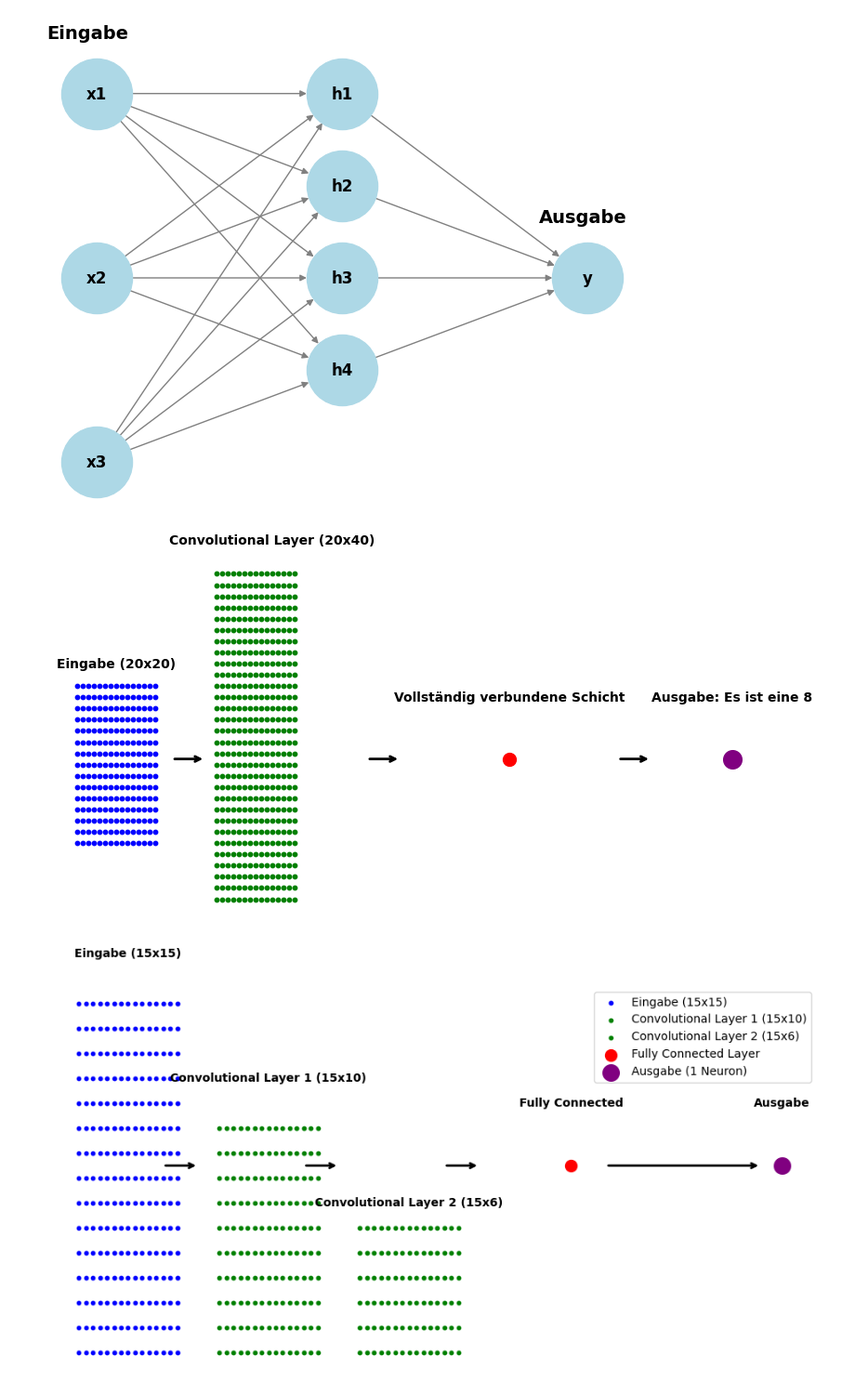
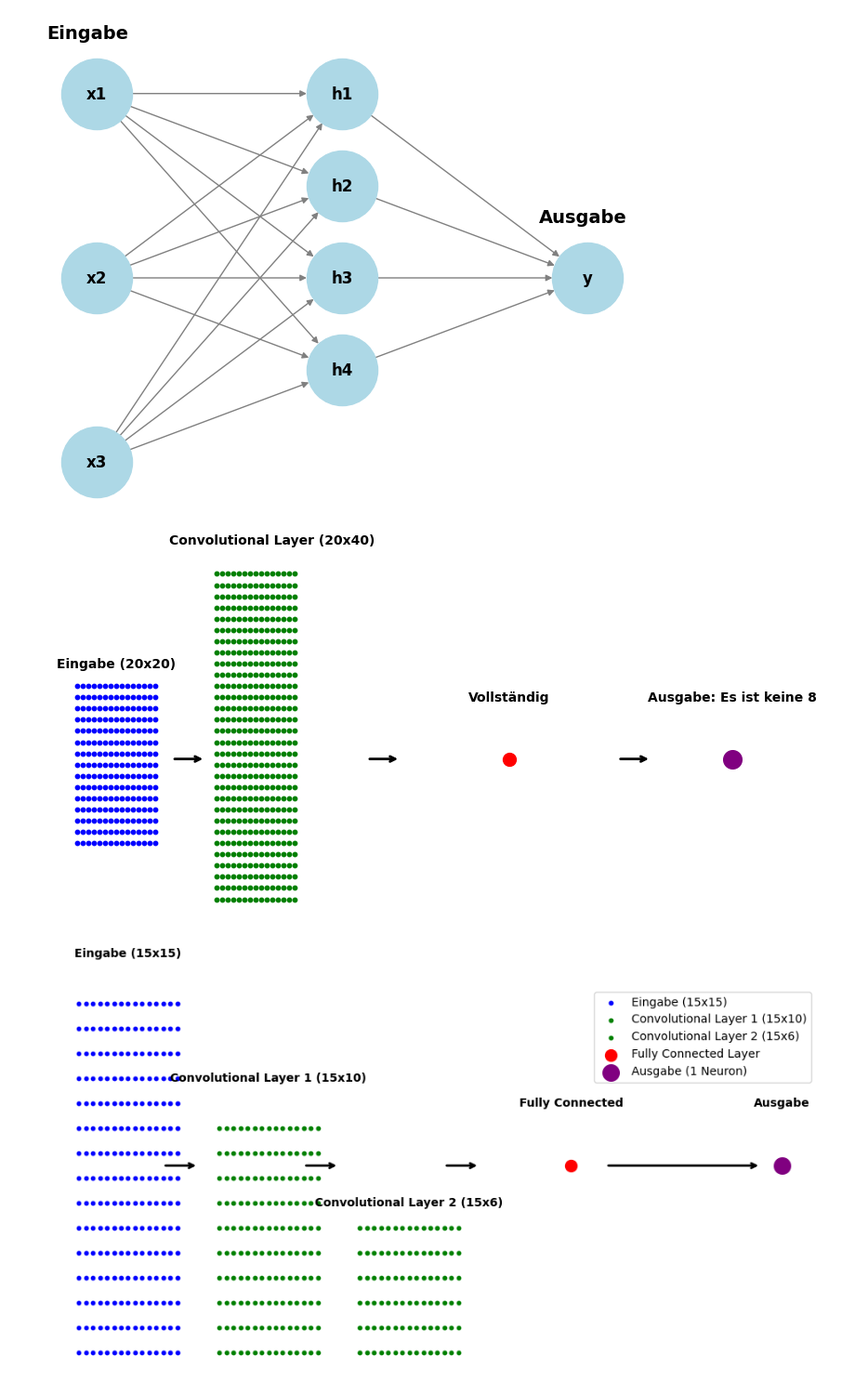
Before and after one commit to Peharge/Mathe-GFS, a Jupyter notebook: grfs.ipynb, the cells around one changed output. Shown: that part at 93% size. Saved outputs shown, nothing was run; the diff lists cells and outputs as text; code cells hidden in the pictures.

```diff
--- a/grfs.ipynb
+++ b/grfs.ipynb
@@ -190,36 +190,36 @@ def plot_cnn_flow_left_to_right():
     x2, y2 = np.meshgrid(np.arange(0, 15), np.arange(0, 30))
     ax.scatter(x2 + 25, y2 - 5, c='green', s=10)  # Convolutional Layer (16x16)
 
     # Erstelle die Fully Connected Layer (als Punkt für den einfacheren Flow)
     ax.scatter(77.5, 7.5, c='red', s=100, marker='o')  # Fully Connected Layer
 
     # Erstelle die Ausgabeschicht (1 Neuron mit Wert '8')
     ax.scatter(117.5, 7.5, c='purple', s=200, marker='o')  # Ausgabe (1 Neuron)
 
     # Pfeile zwischen den Schichten
     ax.annotate('', xy=(23, 7.5), xytext=(17, 7.5),
                 arrowprops=dict(facecolor='black', arrowstyle="->", lw=2))  # Eingabe -> Convolution
     ax.annotate('', xy=(58, 7.5), xytext=(52, 7.5),
                 arrowprops=dict(facecolor='black', arrowstyle="->", lw=2))  # Convolution -> Pooling
     ax.annotate('', xy=(103, 7.5), xytext=(97, 7.5),
                 arrowprops=dict(facecolor='black', arrowstyle="->", lw=2))  # Fully Connected -> Ausgabe
 
     # Textbeschriftungen der Schichten
     ax.text(7, 16, 'Eingabe (20x20)', fontsize=10, ha='center', va='center', color='black', fontweight='bold')
     ax.text(35, 27, 'Convolutional Layer (20x40)', fontsize=10, ha='center', va='center', color='black', fontweight='bold')
-    ax.text(77.5, 13, 'Vollständig verbundene Schicht', fontsize=10, ha='center', va='center', color='black', fontweight='bold')
-    ax.text(117.5, 13, 'Ausgabe: Es ist eine 8', fontsize=10, ha='center', va='center', color='black', fontweight='bold')
+    ax.text(77.5, 13, 'Vollständig', fontsize=10, ha='center', va='center', color='black', fontweight='bold')
+    ax.text(117.5, 13, 'Ausgabe: Es ist keine 8', fontsize=10, ha='center', va='center', color='black', fontweight='bold')
 
     # Entferne Achsen
     ax.axis('off')
 
     # Zeige die Grafik
     plt.show()
 
 # Rufe die Funktion auf, um den CNN-Ablauf von links nach rechts zu visualisieren
 plot_cnn_flow_left_to_right()
 # %% [output]
-[figure, old version]
+[figure, new version]
 # %%
 import matplotlib.pyplot as plt
 import numpy as np
```
Also changed, not shown: parts of 3 cells of this notebook, 3 other files.
